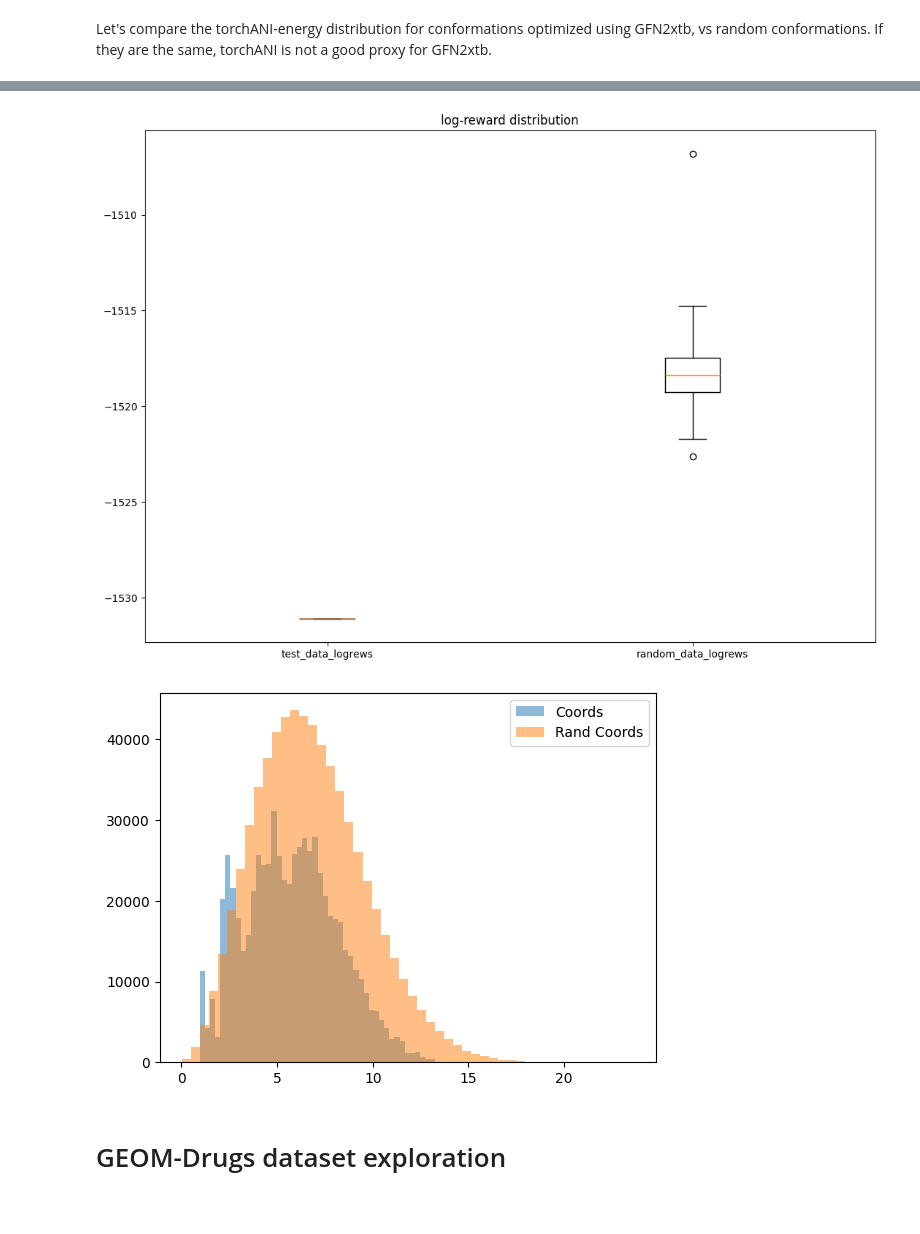
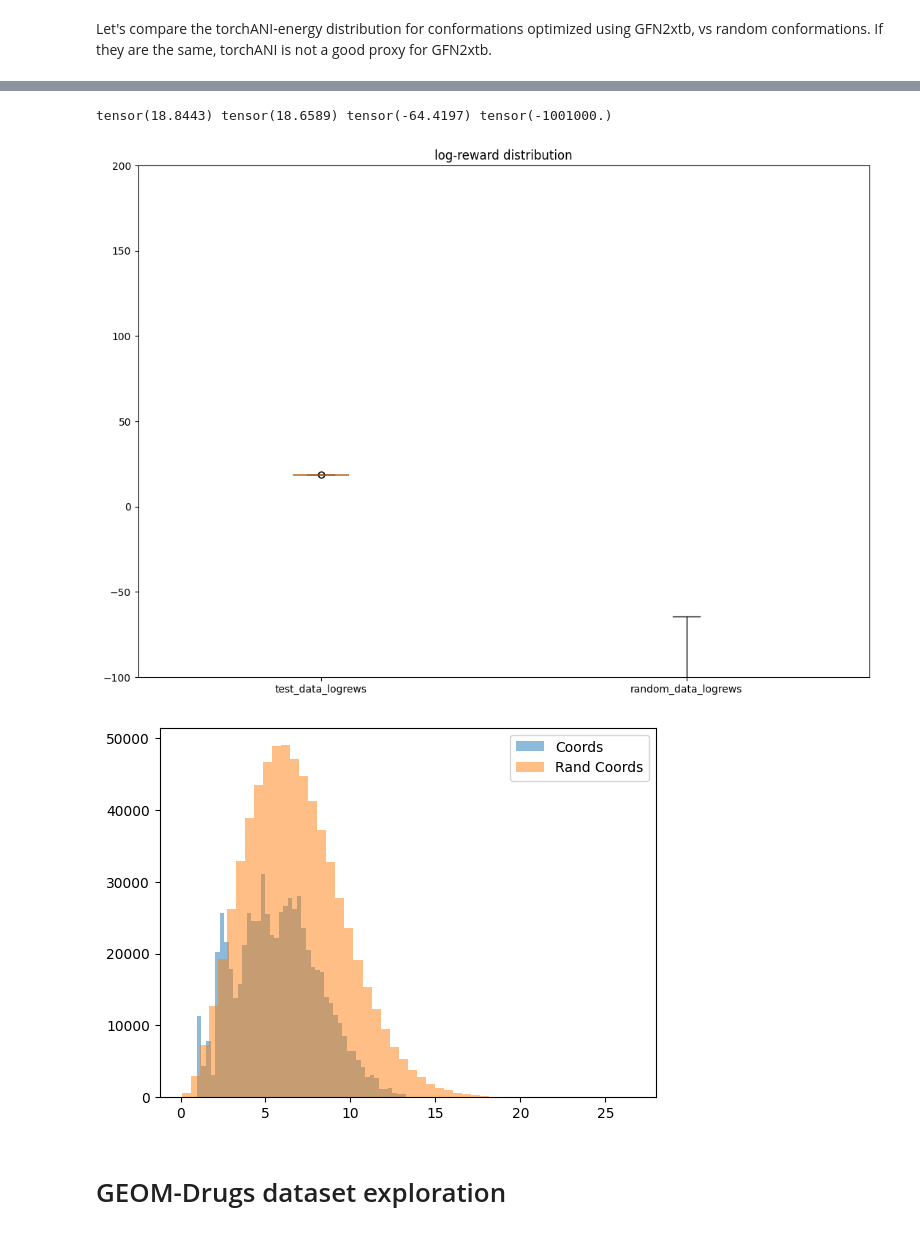
Before and after one commit to LenaNehale/DEM, a Jupyter notebook: playground.ipynb, the cells around one changed output, grey strips where cells are left out. Cells and saved outputs as stored; diff of their text form; code cells hidden in the pictures.

```diff
--- a/playground.ipynb
+++ b/playground.ipynb
@@ -90,8 +90,11 @@ import numpy as np
 import pickle
 import torch
 from dem.energies.torchani_energy import *
+from dem.energies.tblite_energy import *
+
 
 device = torch.device('cuda' if torch.cuda.is_available() else 'cpu')
 coords = torch.tensor(np.load('/home/mila/l/lena-nehale.ezzine/Amgen/DEM_fork/data/TIfV_val.npy'), dtype=torch.float32).to(device).view(-1,69,3).requires_grad_(True)
 atom_ids = torch.Tensor(pickle.load(open('/home/mila/l/lena-nehale.ezzine/Amgen/DEM_fork/data/atom_ids.pkl', 'rb'))).to(device).long().unsqueeze(0)
-energy_function = TorchaniEnergy(dimensionality = 3*69, n_particles = 69, is_molecule=True, data_path ='/home/mila/l/lena-nehale.ezzine/Amgen/DEM_fork/data/TIfV_val.npy',   data_path_train='/home/mila/l/lena-nehale.ezzine/Amgen/DEM_fork/data/TIfV_train.npy', data_path_val='/home/mila/l/lena-nehale.ezzine/Amgen/DEM_fork/data/TIfV_val.npy', T=0.1, device= device)
+#energy_function = TorchaniEnergy(dimensionality = 3*69, n_particles = 69, is_molecule=True, data_path ='/home/mila/l/lena-nehale.ezzine/Amgen/DEM_fork/data/TIfV_val.npy',   data_path_train='/home/mila/l/lena-nehale.ezzine/Amgen/DEM_fork/data/TIfV_train.npy', data_path_val='/home/mila/l/lena-nehale.ezzine/Amgen/DEM_fork/data/TIfV_val.npy', T=0.1, device= device)
+energy_function = TBLiteEnergy(dimensionality = 3*69, n_particles = 69, is_molecule=True, data_path ='/home/mila/l/lena-nehale.ezzine/Amgen/DEM_fork/data/TIfV_val.npy',   data_path_train='/home/mila/l/lena-nehale.ezzine/Amgen/DEM_fork/data/TIfV_train.npy', data_path_val='/home/mila/l/lena-nehale.ezzine/Amgen/DEM_fork/data/TIfV_val.npy', T=0.1, device= device)
@@ -100,6 +101,6 @@ energy_function = TorchaniEnergy(dimensionality = 3*69, n_particles = 69, is_mol
 # %% [markdown]
 Let's compare the torchANI-energy distribution for conformations optimized using GFN2xtb, vs random conformations. If they are the same, torchANI is not a good proxy for GFN2xtb.
 # %%
-test_data_logrews =  - energy_function(coords)
+test_data_logrews =   energy_function(coords)
 rand_coords = 3*torch.randn_like(coords)
-random_data_logrews =  - energy_function(rand_coords)
+random_data_logrews =   energy_function(rand_coords)
@@ -106,27 +125,29 @@ random_data_logrews =  - energy_function(rand_coords)
 # %%
 import matplotlib.pyplot as plt
 
-dict_data = {'test_data_logrews': test_data_logrews.detach().cpu() , 'random_data_logrews':  random_data_logrews.detach().cpu()}
+dict_data = {'test_data_logrews': test_data_logrews.detach().cpu() - 1e3 , 'random_data_logrews':  random_data_logrews.detach().cpu() - 1e3}
 data = [x for x in dict_data.values()]
-
+print(data[0].max(), data[0].min(), data[1].max(), data[1].min())
 fig = plt.figure(figsize =(10, 7))
 ax = fig.add_axes([0, 0, 1, 1])
 ax.set_xticklabels([x for x in dict_data.keys() ])
 ax.set_title('log-reward distribution')
 # Creating plot
 bp = ax.boxplot(data)
+ax.set_ylim([-100, 200])
 
 # show plot
 plt.show()
 # %% [output]
+tensor(18.8443) tensor(18.6589) tensor(-64.4197) tensor(-1001000.)
-[figure, old version]
+[figure, new version]
 # %%
 plt.hist(energy_function.interatomic_dist(coords).flatten().detach().cpu(),bins = 50, label='Coords', alpha=0.5)
 plt.hist(energy_function.interatomic_dist(rand_coords).flatten().detach().cpu(),bins = 50, label='Rand Coords', alpha=0.5)
 plt.legend()
 plt.show()
 # %% [output]
-[figure, old version]
+[figure, new version]
 # %%
 import numpy as np
 lj13_coords = np.load('/home/mila/l/lena-nehale.ezzine/Amgen/DEM_fork/data/test_split_LJ13-1000.npy')
```
Also changed, not shown: parts of 13 cells of this notebook.
